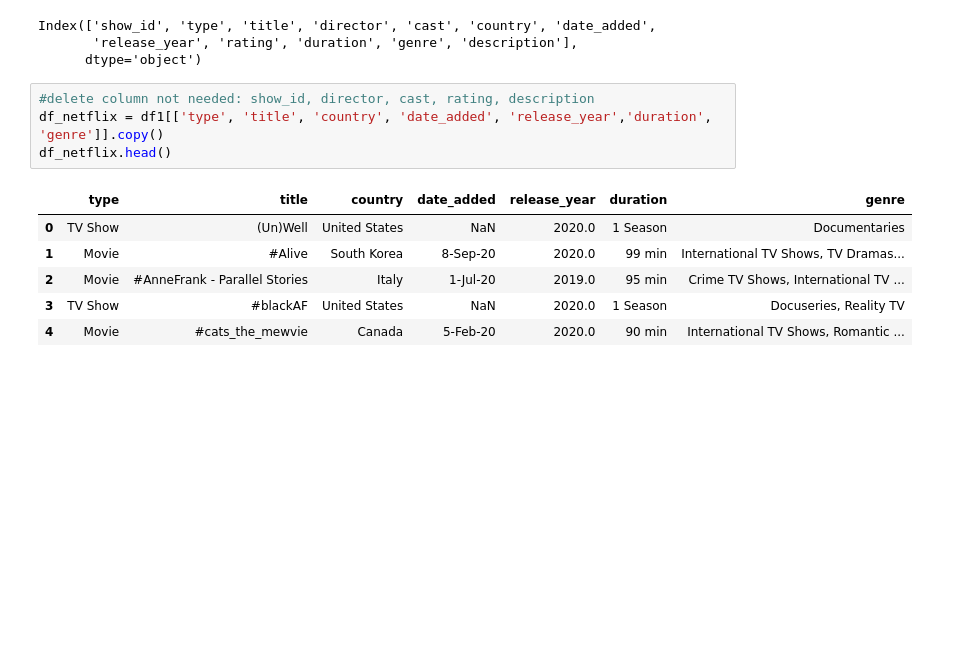
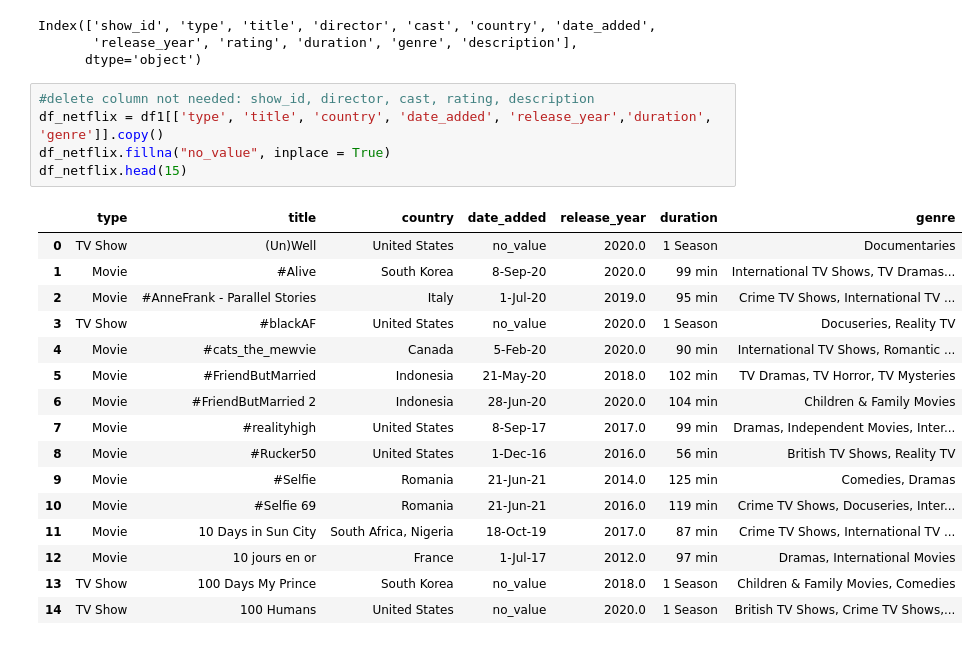
Before and after one commit to HolisticFail/svod_catalog, a Jupyter notebook: svod_analysis.ipynb, the cells around one changed output. Drawn from its saved outputs; the diff is of its cells as text; blank space fills up the shorter version.

```diff
--- a/svod_analysis.ipynb
+++ b/svod_analysis.ipynb
@@ -15,14 +15,25 @@ Index(['show_id', 'type', 'title', 'director', 'cast', 'country', 'date_added',
 # %%
 #delete column not needed: show_id, director, cast, rating, description
 df_netflix = df1[['type', 'title', 'country', 'date_added', 'release_year','duration', 'genre']].copy()
-df_netflix.head()
+df_netflix.fillna("no_value", inplace = True)
+df_netflix.head(15)
 # %% [output]
 |  | type | title | country | date_added | release_year | duration | genre |
-| 0 | TV Show | (Un)Well | United States | NaN | 2020.0 | 1 Season | Documentaries |
+| 0 | TV Show | (Un)Well | United States | no_value | 2020.0 | 1 Season | Documentaries |
 | 1 | Movie | #Alive | South Korea | 8-Sep-20 | 2020.0 | 99 min | International TV Shows, TV Dramas... |
 | 2 | Movie | #AnneFrank - Parallel Stories | Italy | 1-Jul-20 | 2019.0 | 95 min | Crime TV Shows, International TV ... |
-| 3 | TV Show | #blackAF | United States | NaN | 2020.0 | 1 Season | Docuseries, Reality TV |
+| 3 | TV Show | #blackAF | United States | no_value | 2020.0 | 1 Season | Docuseries, Reality TV |
 | 4 | Movie | #cats_the_mewvie | Canada | 5-Feb-20 | 2020.0 | 90 min | International TV Shows, Romantic ... |
+| 5 | Movie | #FriendButMarried | Indonesia | 21-May-20 | 2018.0 | 102 min | TV Dramas, TV Horror, TV Mysteries |
+| 6 | Movie | #FriendButMarried 2 | Indonesia | 28-Jun-20 | 2020.0 | 104 min | Children & Family Movies |
+| 7 | Movie | #realityhigh | United States | 8-Sep-17 | 2017.0 | 99 min | Dramas, Independent Movies, Inter... |
+| 8 | Movie | #Rucker50 | United States | 1-Dec-16 | 2016.0 | 56 min | British TV Shows, Reality TV |
+| 9 | Movie | #Selfie | Romania | 21-Jun-21 | 2014.0 | 125 min | Comedies, Dramas |
+| 10 | Movie | #Selfie 69 | Romania | 21-Jun-21 | 2016.0 | 119 min | Crime TV Shows, Docuseries, Inter... |
+| 11 | Movie | 10 Days in Sun City | South Africa, Nigeria | 18-Oct-19 | 2017.0 | 87 min | Crime TV Shows, International TV ... |
+| 12 | Movie | 10 jours en or | France | 1-Jul-17 | 2012.0 | 97 min | Dramas, International Movies |
+| 13 | TV Show | 100 Days My Prince | South Korea | no_value | 2018.0 | 1 Season | Children & Family Movies, Comedies |
+| 14 | TV Show | 100 Humans | United States | no_value | 2020.0 | 1 Season | British TV Shows, Crime TV Shows,... |
 # %%
 #df_netflix type repartition
 sns.histplot(data=df_netflix, x="type")
```
Also changed, not shown: parts of 8 cells of this notebook.
